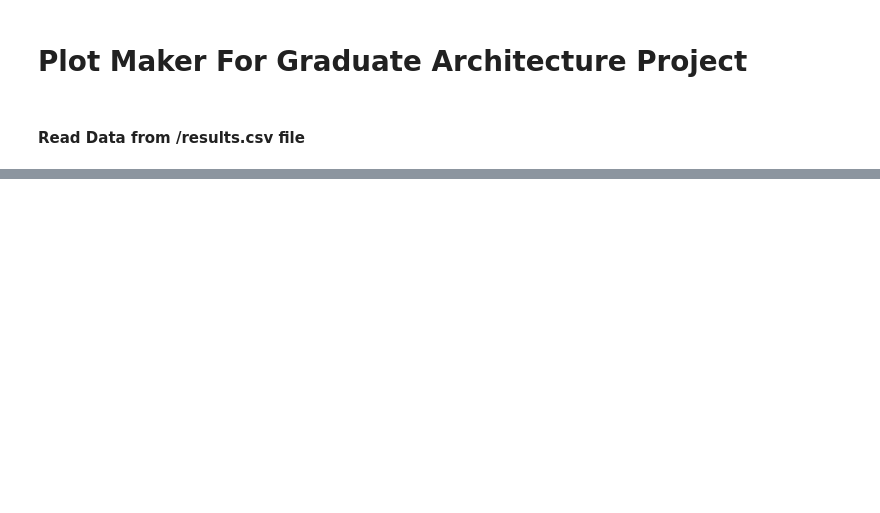
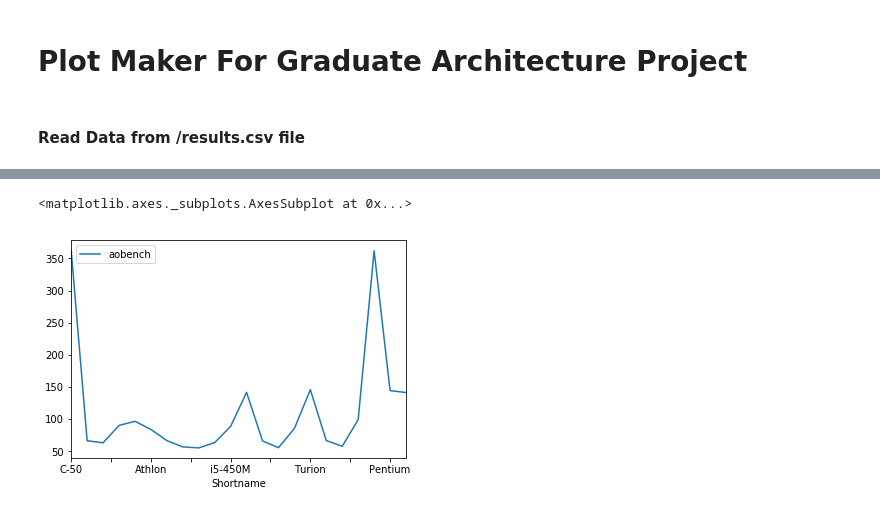
Before and after one commit to RyanKarl/grad_arch_project, a Jupyter notebook: plots/plot_maker.ipynb, the cells around one changed output, grey strips where cells are left out. Saved outputs shown, nothing was run; the diff lists cells and outputs as text; code cells hidden in the pictures; blank space fills up the shorter version.

Commit message:
latest version of plot maker thing.

```diff
--- a/plots/plot_maker.ipynb
+++ b/plots/plot_maker.ipynb
@@ -12,5 +14,4 @@ df_headers = ["testID", "Processor", "L1i", "L1d", "L2", "Kernel", "Bugs", "aobe
 # %% [markdown]
 #### Read Data from /results.csv file
 # %%
-results_DF = pd.read_csv("../results.csv")
-results_DF
+df = pd.read_csv("dataframe_out.csv")
@@ -91,0 +18,7 @@ df1.to_csv("DataFrame_out.csv")
+# %%
+df = df.drop('Unnamed: 0',1)
+# %%
+df.plot(x='Shortname', y='aobench')
+# %% [output]
+<matplotlib.axes._subplots.AxesSubplot at 0x...>
+[figure, added]
```
Also changed, not shown: parts of 9 cells of this notebook.
